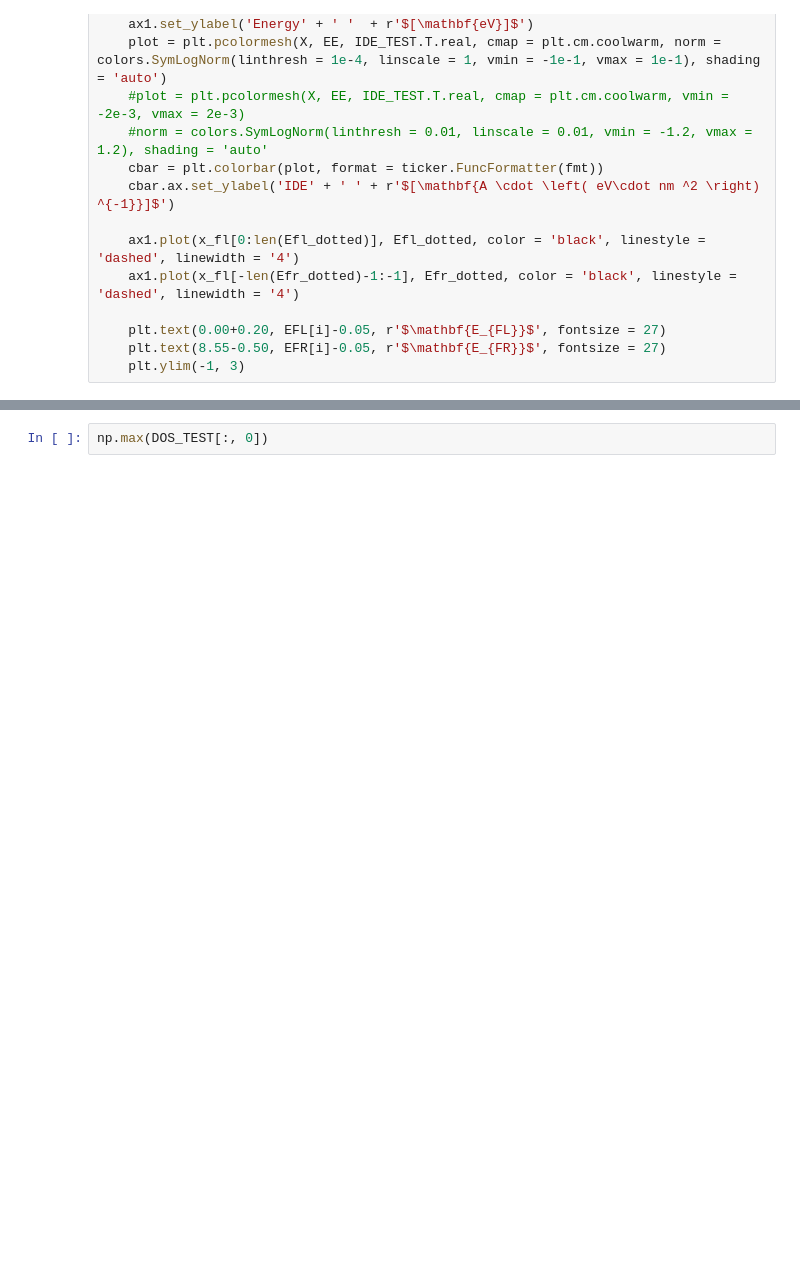
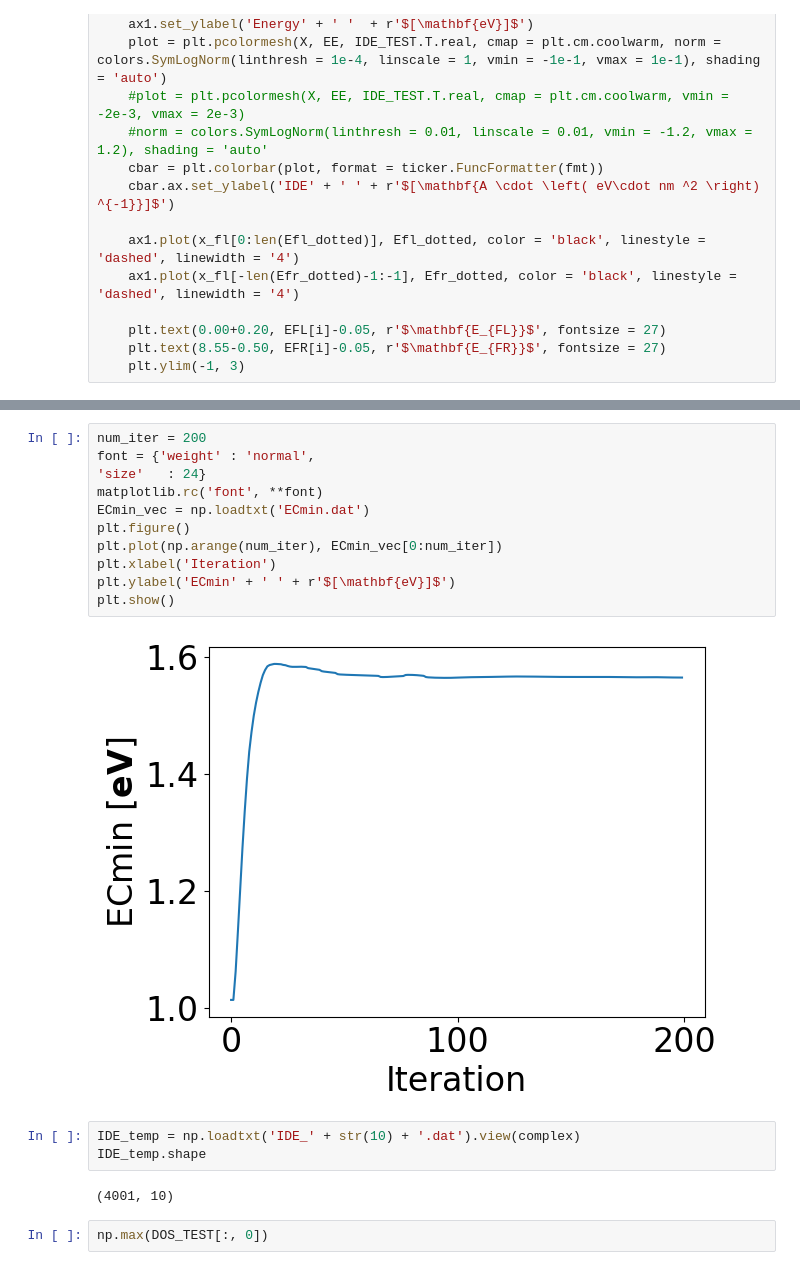
Before and after one commit to Nano-TCAD/QuaTrEx, a Jupyter notebook: quatrex/results/GNR_biased_sc/analysis.ipynb, the cells around one changed output, grey strips where cells are left out. Drawn from its saved outputs; the diff is of its cells as text; blank space fills up the shorter version.

```diff
--- a/quatrex/results/GNR_biased_sc/analysis.ipynb
+++ b/quatrex/results/GNR_biased_sc/analysis.ipynb
@@ -128,3 +156,21 @@ gif.save(frames_ide, 'IDE_49.gif', duration = 3000)
+# %%
+num_iter = 200
+font = {'weight' : 'normal',
+'size'   : 24}
+matplotlib.rc('font', **font)
+ECmin_vec = np.loadtxt('ECmin.dat')
+plt.figure()
+plt.plot(np.arange(num_iter), ECmin_vec[0:num_iter])
+plt.xlabel('Iteration')
+plt.ylabel('ECmin' + ' ' + r'$[\mathbf{eV}]$')
+plt.show()
+# %% [output]
+[figure, added]
+# %%
+IDE_temp = np.loadtxt('IDE_' + str(10) + '.dat').view(complex)
+IDE_temp.shape
+# %% [output]
+(4001, 10)
 # %%
 np.max(DOS_TEST[:, 0])
 # %% [output]
```
Also changed, not shown: parts of 4 cells of this notebook, 5 other files.
